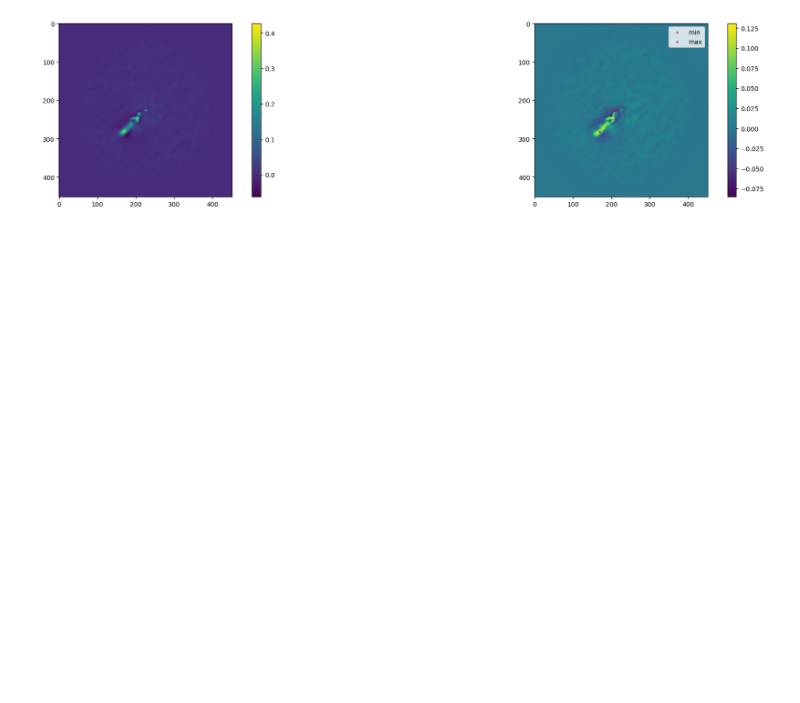
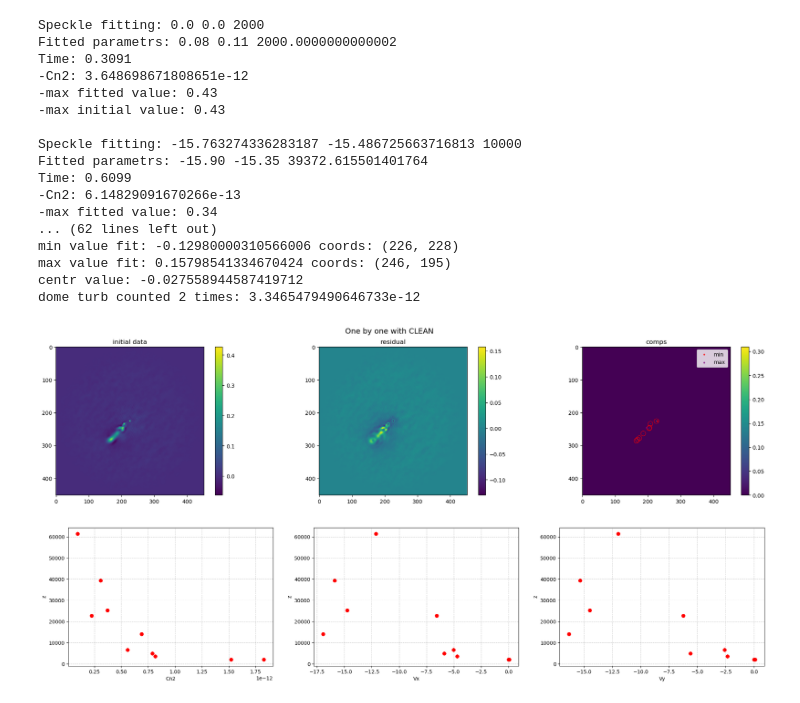
Before and after one commit to AntonMate/domecam, a Jupyter notebook: curvefitting_se.ipynb, the cells around one changed output. Saved outputs shown, nothing was run; the diff lists cells and outputs as text; code cells hidden in the pictures; blank space fills up the shorter version.

```diff
--- a/curvefitting_se.ipynb
+++ b/curvefitting_se.ipynb
@@ -383,8 +294,22 @@ ax3.grid(color = 'black', linestyle='--', alpha = 0.2)
 # %%
-fig, (ax, ax3) = plt.subplots(1, 2, figsize=(25, 5))
+comps, residual, Cn2, z, vx, vy = CLEAN(data, gain=0.5, thresh=0.1, niter=10)
 
+r0 = pow(0.423*pow(k, 2)*(np.sum(Cn2)), -3/5)
+print(f'sum Cn2: {np.sum(Cn2)}')
+print(f'r0, sm: {100*r0:.2f}')
+print(f'seeing, arcsec: {0.98 * 206265 * lambda_/r0:.2f}')
+
+
+fig, (ax, ax2, ax3) = plt.subplots(1, 3, figsize=(25, 5))
 fig.colorbar(ax.imshow(data), ax=ax)
-fig.colorbar(ax3.imshow(residual), ax=ax3)
+fig.colorbar(ax2.imshow(residual), ax=ax2)
+fig.colorbar(ax3.imshow(comps), ax=ax3)
+a_tmp = np.where(comps!=0)
+for i in range(len(a_tmp[0])):
+    ax3.scatter(a_tmp[1][i], a_tmp[0][i], alpha=0.7, s=80, facecolors='none', edgecolors='r')
+ax.set_title('initial data')
+ax2.set_title('residual')
+ax3.set_title('comps')
 ax3.scatter(np.unravel_index(np.argmin(residual), residual.shape)[1],
             np.unravel_index(np.argmin(residual), residual.shape)[0], color='red', alpha=0.7, s=5, label='min')
 ax3.scatter(np.unravel_index(np.argmax(residual), residual.shape)[1],
@@ -394,5 +319,45 @@ ax3.legend()
 print('min value fit:', np.min(residual), 'coords:', np.unravel_index(np.argmin(residual), residual.shape))
 print('max value fit:', np.max(residual), 'coords:', np.unravel_index(np.argmax(residual), residual.shape))
 print('centr value:', residual[226, 226])
-# fig.savefig('C:/astro/domecam/profiles1_2.png', bbox_inches='tight')
+fig.suptitle('One by one with CLEAN', fontsize=14)
+
+z = np.round(z, 2)
+profile1 = np.stack((z, Cn2))
+profile1 = profile1[:, profile1[0].argsort()]
+profile1[0, :] = np.round(profile1[0, :], 2)
+
+allCn2=[]
+tmp=0
+for i in range(len(profile1[0])):
+    if profile1[0][i] == 2000:
+        tmp+=1
+        allCn2.append(profile1[1][i])
+
+print(f'dome turb counted {tmp} times: {np.sum(allCn2)}')
+
+profile2 = np.stack((z, vx))
+profile2 = profile2[:, profile2[0].argsort()]
+profile2[0, :] = np.round(profile2[0, :], 2)
+
+profile3 = np.stack((z, vy))
+profile3 = profile3[:, profile3[0].argsort()]
+profile3[0, :] = np.round(profile3[0, :], 2)
+
+fig, (ax, ax2, ax3) = plt.subplots(1, 3, figsize=(25, 5))
+
+for i in range(len(profile1[0])):
+    ax.scatter(profile1[1], profile1[0], color='red')
+    ax2.scatter(profile2[1], profile2[0], color='red')
+    ax3.scatter(profile3[1], profile3[0], color='red')
+
+ax.set_xlabel('Cn2')
+ax.set_ylabel('z')
+ax2.set_xlabel('Vx')
+ax2.set_ylabel('z')
+ax3.set_xlabel('Vy')
+ax3.set_ylabel('z')
+ax.grid(color = 'black', linestyle='--', alpha = 0.2)
+ax2.grid(color = 'black', linestyle='--', alpha = 0.2)
+ax3.grid(color = 'black', linestyle='--', alpha = 0.2)
+print('')
 # %% [output]
@@ -402 +366,19 @@ centr value: 0.10605880967586032
+Speckle fitting: 0.0 0.0 2000
+Fitted parametrs: 0.08 0.11 2000.0000000000002
+Time: 0.3091
+-Cn2: 3.648698671808651e-12
+-max fitted value: 0.43
+-max initial value: 0.43
+
+Speckle fitting: -15.763274336283187 -15.486725663716813 10000
+Fitted parametrs: -15.90 -15.35 39372.615501401764
+Time: 0.6099
+-Cn2: 6.14829091670266e-13
+-max fitted value: 0.34
+... (62 lines left out)
+min value fit: -0.12980000310566006 coords: (226, 228)
+max value fit: 0.15798541334670424 coords: (246, 195)
+centr value: -0.027558944587419712
+dome turb counted 2 times: 3.3465479490646733e-12
-[figure, old version]
+[figure, new version]
+[figure, added]
```
Also changed, not shown: parts of 12 cells of this notebook.
